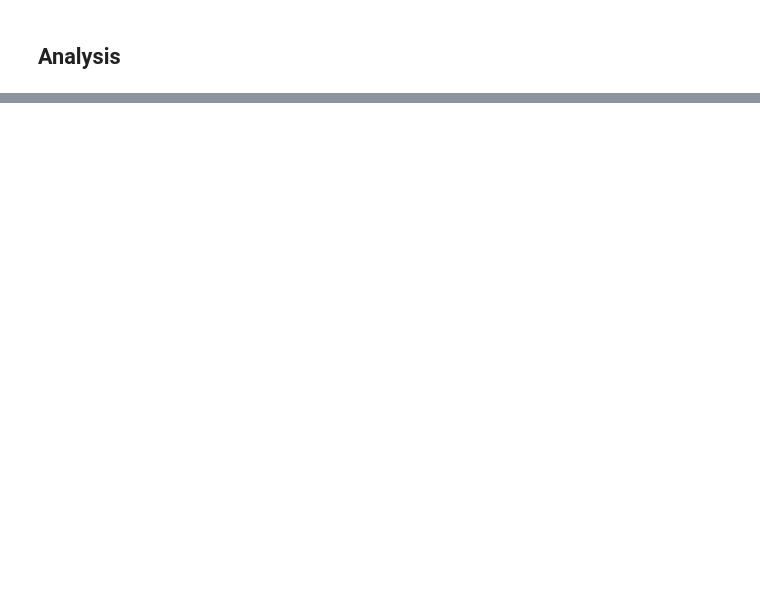
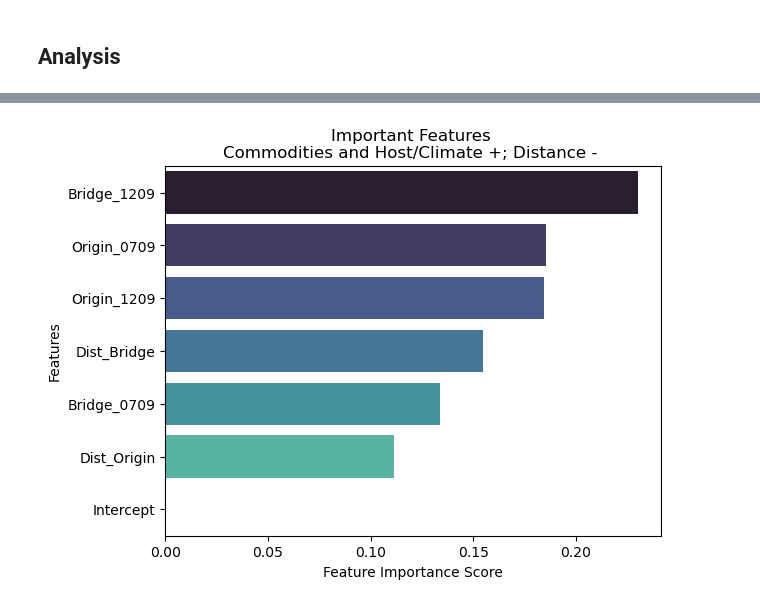
Before and after one commit to arielsaffer/PoPS-Global-Ag-CaseStudy, a Jupyter notebook: exploration/StatisticalModel.ipynb, the cells around one changed output, grey strips where cells are left out. Drawn from its saved outputs; the diff is of its cells as text; code cells hidden in the pictures; blank space fills up the shorter version.

```diff
--- a/exploration/StatisticalModel.ipynb
+++ b/exploration/StatisticalModel.ipynb
@@ -178,0 +269,7 @@ Host_Area       2.5920      1.011      2.563      0.010       0.610       4.574
+# %%
+positive_predictors = list(binomial_results.params.index[binomial_results.params>0])
+
+# Except for distance which is relevant, if negative
+for col in ['Dist_Origin','Dist_Bridge']:
+    if binomial_results.params[col] < 0:
+        positive_predictors.append(col)
@@ -178,0 +291,4 @@ Host_Area       2.5920      1.011      2.563      0.010       0.610       4.574
+# %%
+# Assess feature importance
+feature_imp = pd.Series(clf.feature_importances_,index=X[positive_predictors].columns).sort_values(ascending=False)
+feature_imp
@@ -178,0 +304,10 @@ Host_Area       2.5920      1.011      2.563      0.010       0.610       4.574
+# %%
+# Creating a bar plot
+sns.barplot(x=feature_imp, y=feature_imp.index, palette="mako")
+# Add labels to your graph
+plt.xlabel('Feature Importance Score')
+plt.ylabel('Features')
+plt.title("Important Features \nCommodities and Host/Climate +; Distance - ")
+plt.show()
+# %% [output]
+[figure, added]
```
Also changed, not shown: parts of 21 cells of this notebook.
